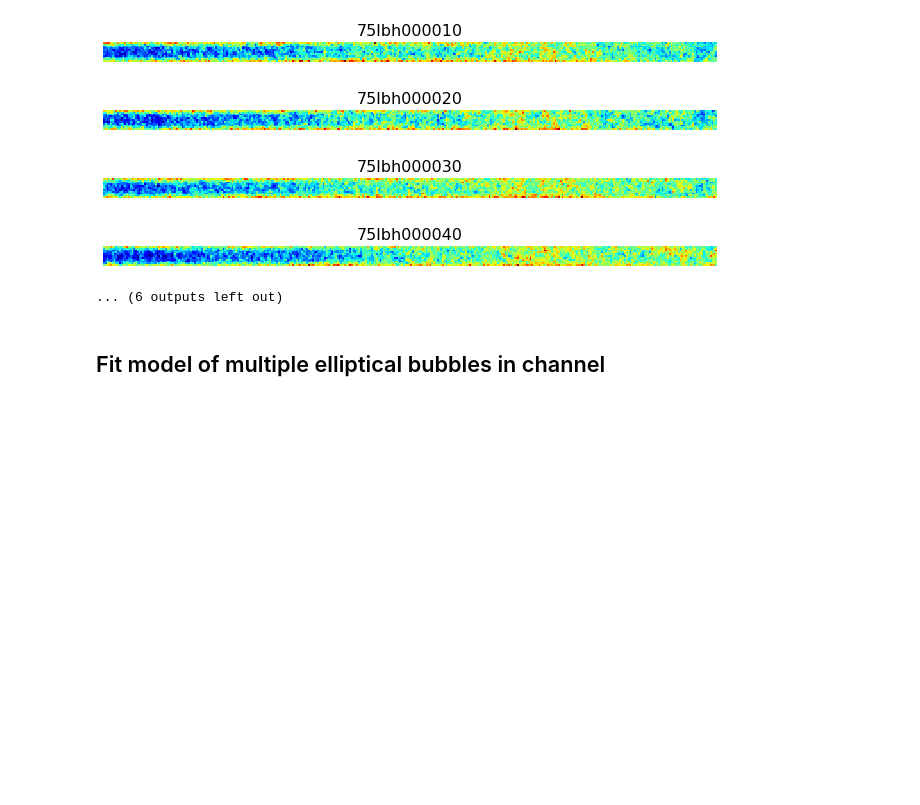
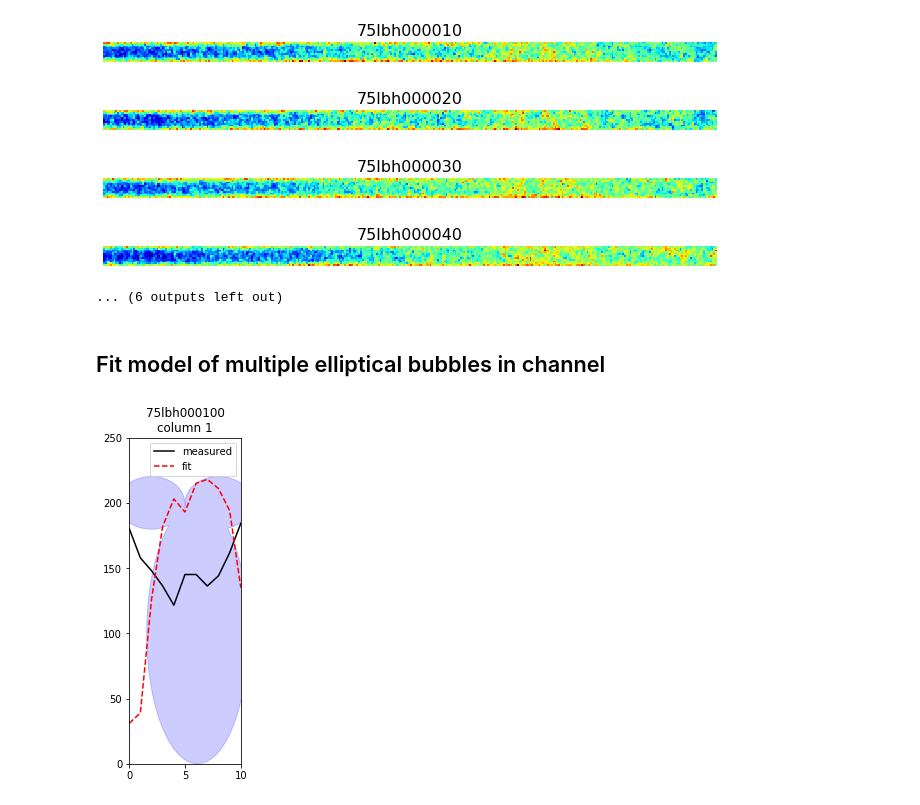
Before and after one commit to ericmuckley/fluid_channel_modeling, a Jupyter notebook: channel_modeling_cross_sections.ipynb, the cells around one changed output. Saved outputs shown, nothing was run; the diff lists cells and outputs as text; code cells hidden in the pictures; blank space fills up the shorter version.

```diff
--- a/channel_modeling_cross_sections.ipynb
+++ b/channel_modeling_cross_sections.ipynb
@@ -66,6 +66,93 @@ for L in data['channels']:
 ... (6 outputs left out)
 # %% [markdown]
 ## Fit model of multiple elliptical bubbles in channel
+# %%
+def get_ellipse(properties):
+    """
+    Get an ellipse object from its properties:
+    [x0, y0, rx, ry]
+    """
+    circle = Point(properties['x0'], properties['y0']).buffer(1)
+    ellipse = shapely.affinity.scale(circle, properties['rx'], properties['ry'])
+    return ellipse
+
+def overlapping_multi_ellipse_integral(multipolygon, xrange=10, yrange=250):
+    """
+    This function takes a Shapely multipolygon object
+    and integrates over its profile in the x-direction.
+    """
+    integral = []
+    for c in range(int(xrange)):
+        grid_points = np.column_stack((np.repeat(c, int(yrange)), np.arange(int(yrange))))
+        contains = [union.contains(Point(p)) for p in grid_points]
+        integral.append(np.sum(contains))
+    return integral
+
+def multiellipse_fit(x, *params):
+    """
+    Use this function with scipy curve_fit for least sqquares minimization
+    of ellipse packing inside a void fraction profile. Input is a list of
+    initial fit parameters for the ellipses. Output is the total integral
+    over all fitted ellipses.
+    """
+    global union
+    ellipse_list = []
+    for i in range(0, len(params), 4):
+        # get ellipse from its properties
+        circle = Point(params[i], params[i+1]).buffer(1)
+        ellipse = shapely.affinity.scale(circle, params[i+2], params[i+3])
+        ellipse_list.append(ellipse)
+    # get union of all ellipses if they are intersecting
+    union = unary_union(ellipse_list)
+    # calculate total void fraction fit (integral over all ellipses)
+    fit = overlapping_multi_ellipse_integral(union, len(cs['x']), data['d_um'])
+    return fit
+
+
+
+
+# loop over each vertical cross section of image
+for i in range(1):
+
+    # create dataframe for holding cross section and simulated cross section
+    cs = pd.DataFrame(
+        np.column_stack((np.arange(img.shape[0]), img[:, i], np.zeros_like(img[:, 0]))),
+        columns=['x', 'cs', 'sim'])
+
+
+    # get fitting parameters
+    #bub_num = 40
+    guess = [5, 100, 5, 100,
+            2, 200, 3, 20,
+            8, 200, 3, 20]
+
+    x_to_fit = cs['x']#[-0.1] + list(cs['x']) + [cs['x'].max()+0.1]
+    y_to_fit = cs['cs']#[0] + list(cs['cs']) + [0]
+
+    fig, ax = plt.subplots()
+
+    popt, pcov = curve_fit(multiellipse_fit, x_to_fit, y_to_fit, p0=guess, method='trf')
+
+    fit = multiellipse_fit(cs['x'], *popt)
+
+    # add union of all ellipses to the plot
+    ax.add_patch(PolygonPatch(union, fc='b', ec='b', alpha=0.2))
+    # plot measured cross section
+    plt.plot(cs['x'], cs['cs'], c='k', label='measured')
+    # plot simulated cross section
+    plt.plot(cs['x'], fit, c='r', linestyle='--', label='fit')
+    fig.set_size_inches(2, 6)
+    plt.xlim([0, np.max(cs['x'])])
+    plt.ylim([0, data['d_um']])
+    plt.legend()
+    #plt.tight_layout()
+    #plt.xticks([])
+    #plt.yticks([])
+    plt.title('{}\ncolumn {}'.format(L, i+1))
+    #plt.savefig(os.path.join(save_img_dir, 'img_{}.jpg'.format(str(i).zfill(5))))
+    plt.show()
+# %% [output]
+[figure, added]
 # %%
 def get_ellipse(properties):
     """
```
Also changed, not shown: parts of 2 cells of this notebook.
